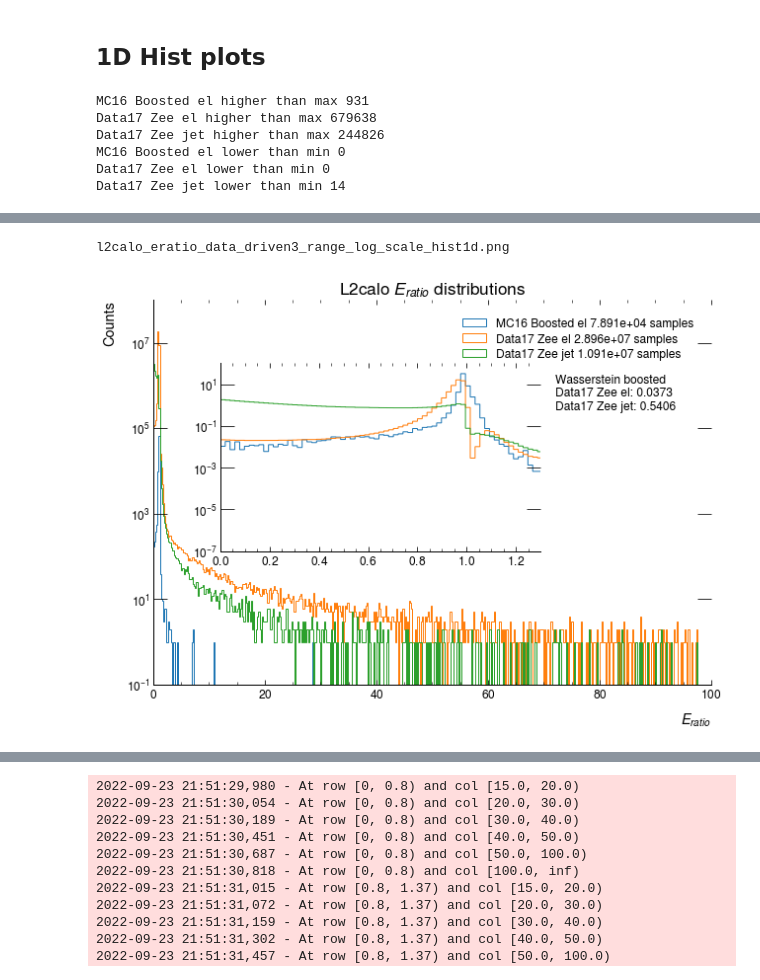
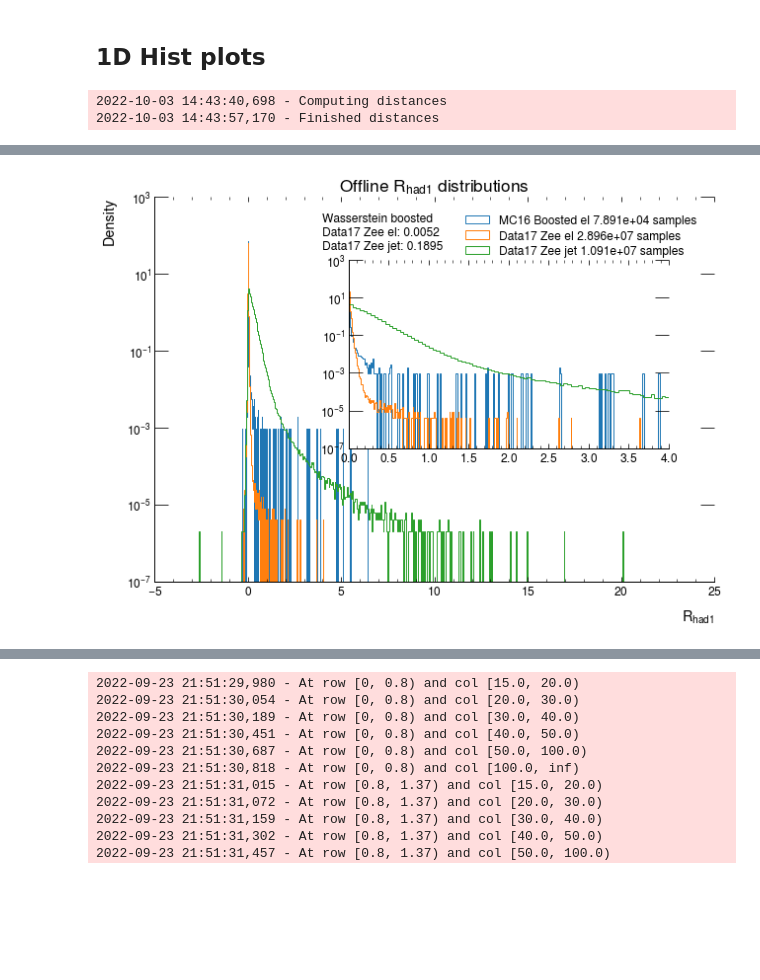
Before and after one commit to lucasbanunes/ringer, a Jupyter notebook: plots.ipynb, the cells around one changed output, grey strips where cells are left out. Cells and saved outputs as stored; diff of their text form; code cells hidden in the pictures; blank space fills up the shorter version.

```diff
--- a/plots.ipynb
+++ b/plots.ipynb
@@ -82,7 +82,7 @@ def add_regions(df, et_bins, eta_bins, inplace=False, eta_tol=1e-6, step='l2calo
 
     return df
 # %%
-def histplot(data, x, xlabel:str=None, xrange=None, xbins=None, write_legend=True, xlim=None,
+def histplot(data, x, xlabel:str=None, xrange=None, xbins=None, write_legend=True, xlim=None, ylim=None,
              title=None, orientation='vertical', ax=None, write_labels=True, density:bool=True,
              plot_scale='log', despine=True, write_samples=True, xlabel_loc='right'):
 
@@ -112,7 +112,7 @@ def histplot(data, x, xlabel:str=None, xrange=None, xbins=None, write_legend=Tru
         hists[data_name] = (hist, bins)
         patches[data_name] = patch
 
-    ax.set(xlim=xlim, ylabel=ylabel, yscale=plot_scale)
+    ax.set(xlim=xlim, ylabel=ylabel, yscale=plot_scale, ylim=ylim)
     ax.set_xlabel(xlabel, loc=xlabel_loc)
     if write_legend:
         ax.legend()
@@ -347,7 +347,7 @@ def get_hist2d_log_norms(data, x, y, var_bins, var_ranges, step):
 # %%
 plot_cols = list()
 plot_logger = get_logger('plot_log', file=False)
-step = 'l2calo'
+step = 'offline'
 basepath = os.path.join('..', '..')
 output_dir = os.path.join(basepath, 'analysis', 'vars_distributions')
 if not os.path.exists(output_dir):
@@ -358,7 +358,7 @@ collision_path = os.path.join(datapath, 'ided_data17_13TeV.AllPeriods.sgn.probes
 #                              'ided_data17_13TeV.AllPeriods.sgn.probes_lhvloose_EGAM1.bkg.vprobes_vlhvloose_EGAM7.GRL_v97.25bins.parquet_et4_eta4.parquet')
 boosted_path = os.path.join(datapath, 'ided_mc16_13TeV.302236_309995_341330.sgn.boosted_probes.WZ_llqq_plus_radion_ZZ_llqq_plus_ggH3000.merge.25bins.v2.parquet')
 
-load_cols = VAR_INFOS.loc[(VAR_INFOS['type'] == 'shower_shape') & (~VAR_INFOS[step].isnull()), step].to_list()
+load_cols = VAR_INFOS.loc[(VAR_INFOS['type'] == 'shower_shape') & (VAR_INFOS['l2calo'].isnull()), step].to_list()
 load_cols += VAR_INFOS.loc[VAR_INFOS['name'].isin(['et', 'eta', 'mu']), step].to_list()
 et_info = get_var_info('et')
 # load_cols += VAR_INFOS.loc[VAR_INFOS['name'].isin(['ehad1', 'e2tsts1']), 'l2calo'].to_list()
@@ -452,8 +452,8 @@ data = {
 # %% [markdown]
 ## 1D Hist plots
 # %%
-range_type = 'data_driven'
-var='eratio'
+range_type = 'free'
+var='rhad1'
 plot_scale = 'log'
 sub_ax = True
 bins = 500
@@ -467,11 +467,11 @@ elif range_type == 'limited':
         xrange = (var_info['lower_lim'], var_info['upper_lim'])
 elif range_type == 'boosted':
     xrange = (boosted_data[var_info[step]].min(), boosted_data[var_info[step]].max())
-elif range_type == 'data_driven':
+elif range_type.startswith('data_driven'):
     max_val = -np.inf
     min_val = np.inf
-    upper_lim = 98
-    lower_lim = 0
+    upper_lim = 10
+    lower_lim = -10
     for data_df in data.values():
         val = data_df.loc[data_df[var_info[step]] < upper_lim, var_info[step]].max()
         if max_val < val:
@@ -491,28 +491,24 @@ if xrange is not None:
 title = f'{step.capitalize()} {var_info["label"]} distributions'
 fig, ax = plt.subplots(1,1, figsize=(9,6.6), dpi=72)
 ax, hist, patches = histplot(data, var_info[step], xlabel=var_info['label'], xrange=xrange,
-                          xbins=bins, write_legend=True, xlim=None,xlabel_loc='right', density=False,
+                          xbins=bins, write_legend=True, xlim=None,xlabel_loc='right', density=True,
                           title=title, ax=ax, plot_scale=plot_scale, despine=True)
 plot_logger.info('Computing distances')
-# distances = wasserstein_versus_boosted(data, var_info[step], var_range=xrange)
+distances = wasserstein_versus_boosted(data, var_info[step], var_range=xrange)
 box_text = '\n'.join(['Wasserstein boosted'] + [f'{name}: {dist:.4f}' for name, dist in distances.items()])
-ax.text(0.72,0.72, box_text, fontsize='large', wrap=True, transform=ax.transAxes,
-    bbox=dict(boxstyle='round', facecolor='white', edgecolor='white'))
+ax.text(0.3,0.87, box_text, fontsize='large', wrap=True, transform=ax.transAxes,
+    bbox=dict(boxstyle='round', facecolor='white', edgecolor='white', alpha=0))
 plot_logger.info('Finished distances')
-if sub_ax and range_type != 'free':
-    sub_ax_pos = [0.2, 0.4, 0.5, 0.4]
+if sub_ax:
+    sub_ax_pos = [0.4, 0.4, 0.5, 0.4]
     sub_ax = fig.add_axes(sub_ax_pos)
     sub_ax, hist, patches = histplot(data, var_info[step], xlabel=None, xrange=xrange,
-                            xbins=10*bins, write_legend=False, xlim=(0,1.3), xlabel_loc='right',
+                            xbins=bins, write_legend=False, xlim=(0,4), xlabel_loc='right',
                             title=None, ax=sub_ax, plot_scale=plot_scale, despine=True, write_labels=False)
 fig.tight_layout()
-filename = f'{step}_{var_info["name"]}_{range_type}3_range_{plot_scale}_scale_hist1d.png'
+filename = f'{step}_{var_info["name"]}_{range_type}_range_{plot_scale}_scale_hist1d.png'
 print(filename)
 fig.savefig(os.path.join(output_dir, filename), transparent=False, facecolor='white')
 # %% [output]
-MC16 Boosted el higher than max 931
-Data17 Zee el higher than max 679638
-Data17 Zee jet higher than max 244826
-MC16 Boosted el lower than min 0
-Data17 Zee el lower than min 0
-Data17 Zee jet lower than min 14
+2022-10-03 14:43:40,698 - Computing distances
+2022-10-03 14:43:57,170 - Finished distances
@@ -521,2 +516 @@ Data17 Zee jet lower than min 14
-l2calo_eratio_data_driven3_range_log_scale_hist1d.png
-[figure, old version]
+[figure, new version]
```
Also changed, not shown: parts of 6 cells of this notebook.
